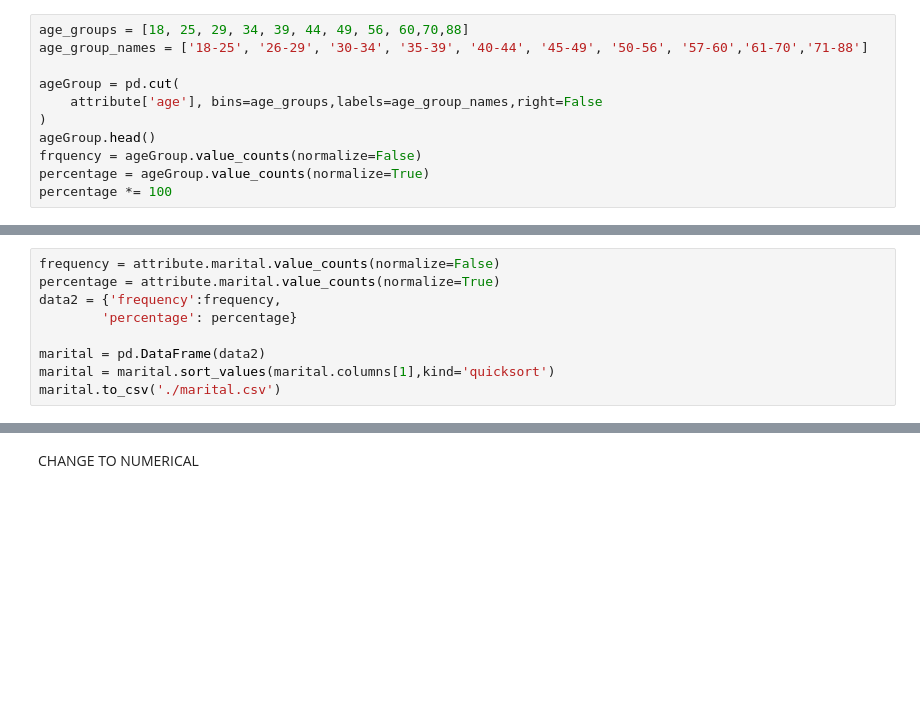
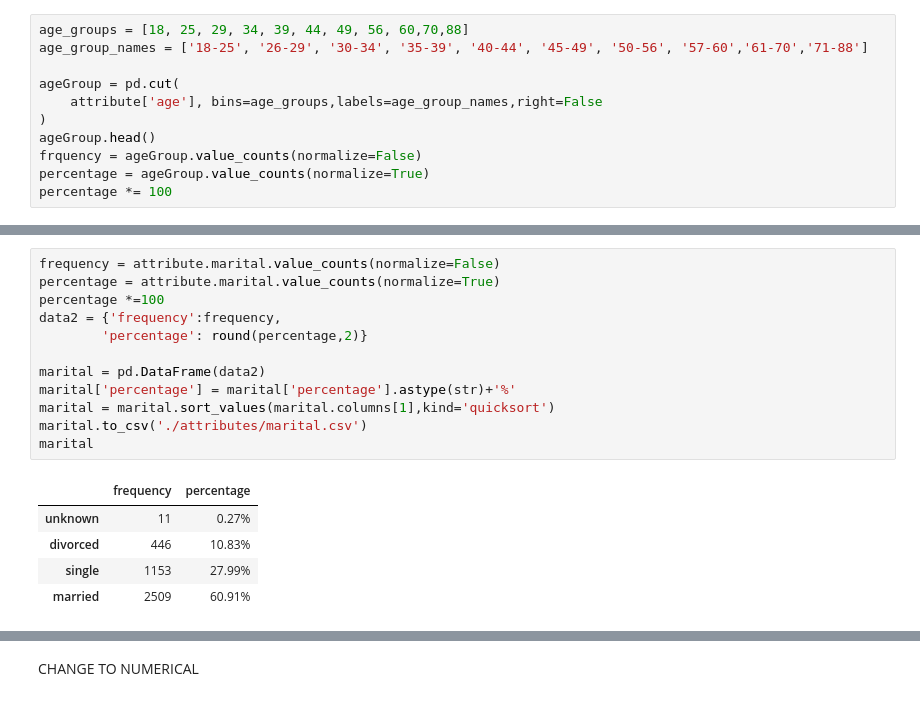
Before and after one commit to peii14/LoanTransaction, a Jupyter notebook: mine.ipynb, the cells around one changed output, grey strips where cells are left out. Drawn from its saved outputs; the diff is of its cells as text; blank space fills up the shorter version.

```diff
--- a/mine.ipynb
+++ b/mine.ipynb
@@ -135,12 +175,21 @@ loan.to_csv('./loan.csv')
 # %%
 frequency = attribute.marital.value_counts(normalize=False)
 percentage = attribute.marital.value_counts(normalize=True)
+percentage *=100
 data2 = {'frequency':frequency,
-        'percentage': percentage}
+        'percentage': round(percentage,2)}
 
 marital = pd.DataFrame(data2)
+marital['percentage'] = marital['percentage'].astype(str)+'%'
 marital = marital.sort_values(marital.columns[1],kind='quicksort')
-marital.to_csv('./marital.csv')
+marital.to_csv('./attributes/marital.csv')
+marital
+# %% [output]
+|  | frequency | percentage |
+| unknown | 11 | 0.27% |
+| divorced | 446 | 10.83% |
+| single | 1153 | 27.99% |
+| married | 2509 | 60.91% |
 # %%
 frequency = attribute.housing.value_counts(normalize=False)
 percentage = attribute.housing.value_counts(normalize=True)
```
Also changed, not shown: parts of 5 cells of this notebook, 8 other files.
